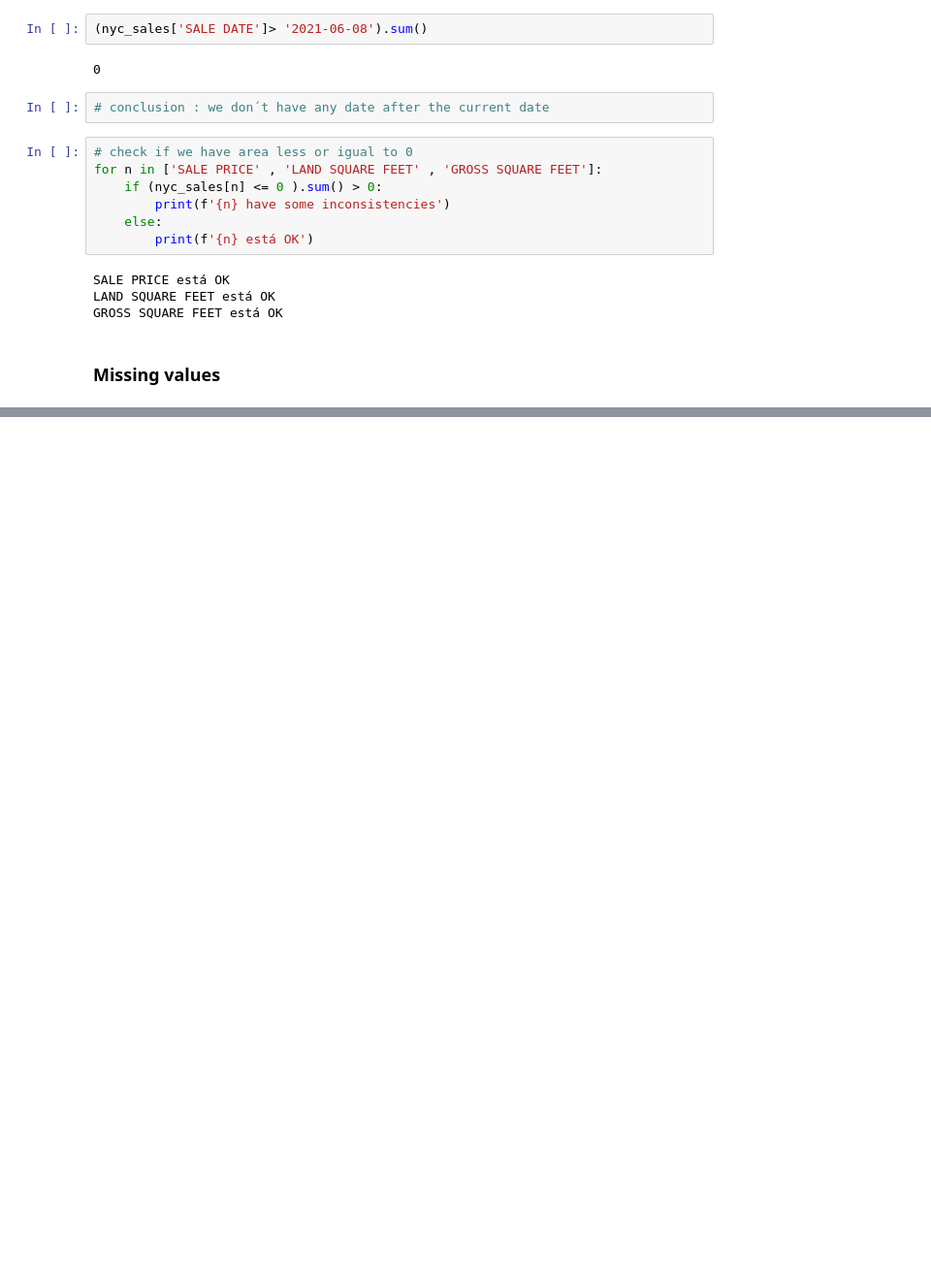
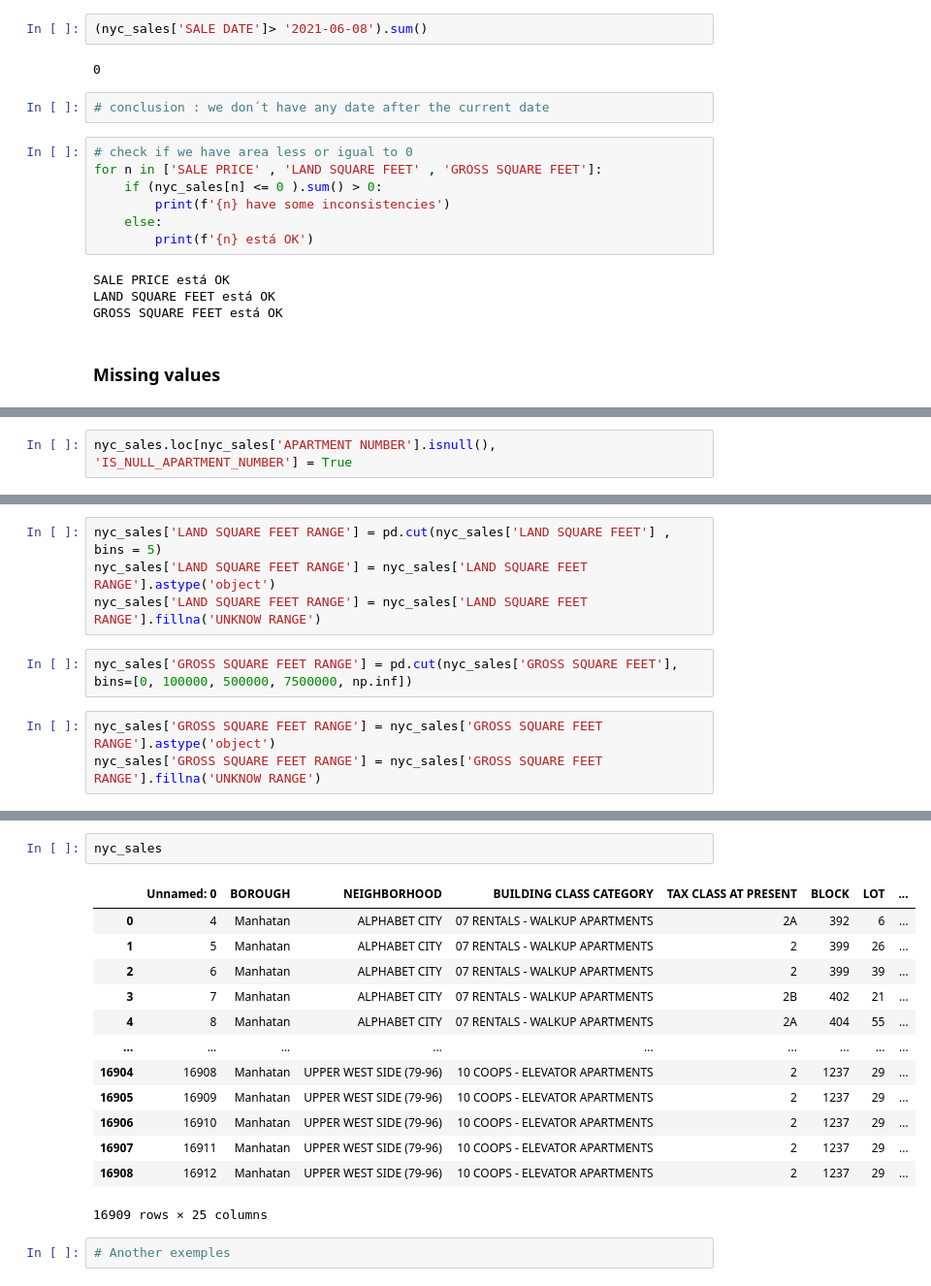
Before and after one commit to vitorbronde/Python-Jorney, a Jupyter notebook: Data preparation I.ipynb, the cells around one changed output, grey strips where cells are left out. Shown: that part at 97% size. Cells and saved outputs as stored; diff of their text form; blank space fills up the shorter version.

```diff
--- a/Data preparation I.ipynb
+++ b/Data preparation I.ipynb
@@ -136,0 +208,2 @@ GROSS SQUARE FEET está OK
+# %%
+nyc_sales.loc[nyc_sales['APARTMENT NUMBER'].isnull(), 'IS_NULL_APARTMENT_NUMBER'] = True
@@ -136,0 +216,9 @@ GROSS SQUARE FEET está OK
+# %%
+nyc_sales['LAND SQUARE FEET RANGE'] = pd.cut(nyc_sales['LAND SQUARE FEET'] , bins = 5)
+nyc_sales['LAND SQUARE FEET RANGE'] = nyc_sales['LAND SQUARE FEET RANGE'].astype('object')
+nyc_sales['LAND SQUARE FEET RANGE'] = nyc_sales['LAND SQUARE FEET RANGE'].fillna('UNKNOW RANGE')
+# %%
+nyc_sales['GROSS SQUARE FEET RANGE'] = pd.cut(nyc_sales['GROSS SQUARE FEET'], bins=[0, 100000, 500000, 7500000, np.inf])
+# %%
+nyc_sales['GROSS SQUARE FEET RANGE'] = nyc_sales['GROSS SQUARE FEET RANGE'].astype('object')
+nyc_sales['GROSS SQUARE FEET RANGE'] = nyc_sales['GROSS SQUARE FEET RANGE'].fillna('UNKNOW RANGE')
@@ -136,0 +240,18 @@ GROSS SQUARE FEET está OK
+# %%
+nyc_sales
+# %% [output]
+|  | Unnamed: 0 | BOROUGH | NEIGHBORHOOD | BUILDING CLASS CATEGORY | TAX CLASS AT PRESENT | BLOCK | LOT | ... |
+| 0 | 4 | Manhatan | ALPHABET CITY | 07 RENTALS - WALKUP APARTMENTS | 2A | 392 | 6 | ... |
+| 1 | 5 | Manhatan | ALPHABET CITY | 07 RENTALS - WALKUP APARTMENTS | 2 | 399 | 26 | ... |
+| 2 | 6 | Manhatan | ALPHABET CITY | 07 RENTALS - WALKUP APARTMENTS | 2 | 399 | 39 | ... |
+| 3 | 7 | Manhatan | ALPHABET CITY | 07 RENTALS - WALKUP APARTMENTS | 2B | 402 | 21 | ... |
+| 4 | 8 | Manhatan | ALPHABET CITY | 07 RENTALS - WALKUP APARTMENTS | 2A | 404 | 55 | ... |
+| ... | ... | ... | ... | ... | ... | ... | ... | ... |
+| 16904 | 16908 | Manhatan | UPPER WEST SIDE (79-96) | 10 COOPS - ELEVATOR APARTMENTS | 2 | 1237 | 29 | ... |
+| 16905 | 16909 | Manhatan | UPPER WEST SIDE (79-96) | 10 COOPS - ELEVATOR APARTMENTS | 2 | 1237 | 29 | ... |
+| 16906 | 16910 | Manhatan | UPPER WEST SIDE (79-96) | 10 COOPS - ELEVATOR APARTMENTS | 2 | 1237 | 29 | ... |
+| 16907 | 16911 | Manhatan | UPPER WEST SIDE (79-96) | 10 COOPS - ELEVATOR APARTMENTS | 2 | 1237 | 29 | ... |
+| 16908 | 16912 | Manhatan | UPPER WEST SIDE (79-96) | 10 COOPS - ELEVATOR APARTMENTS | 2 | 1237 | 29 | ... |
+16909 rows × 25 columns
+# %%
+# Another exemples
```
Also changed, not shown: parts of 27 cells of this notebook.
